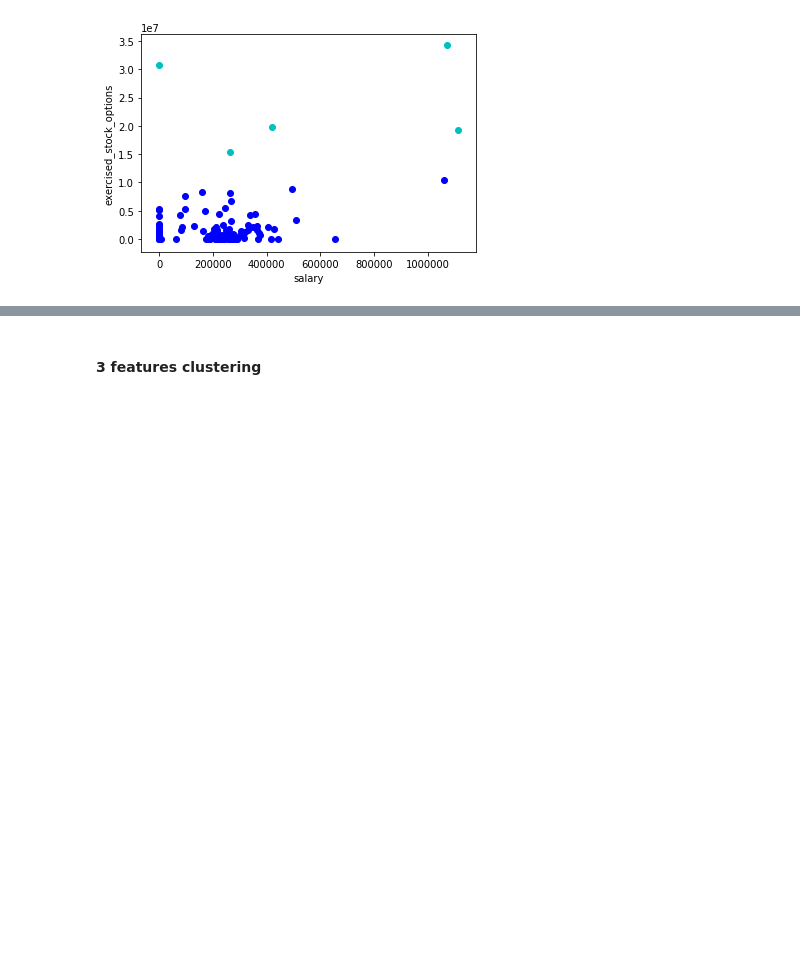
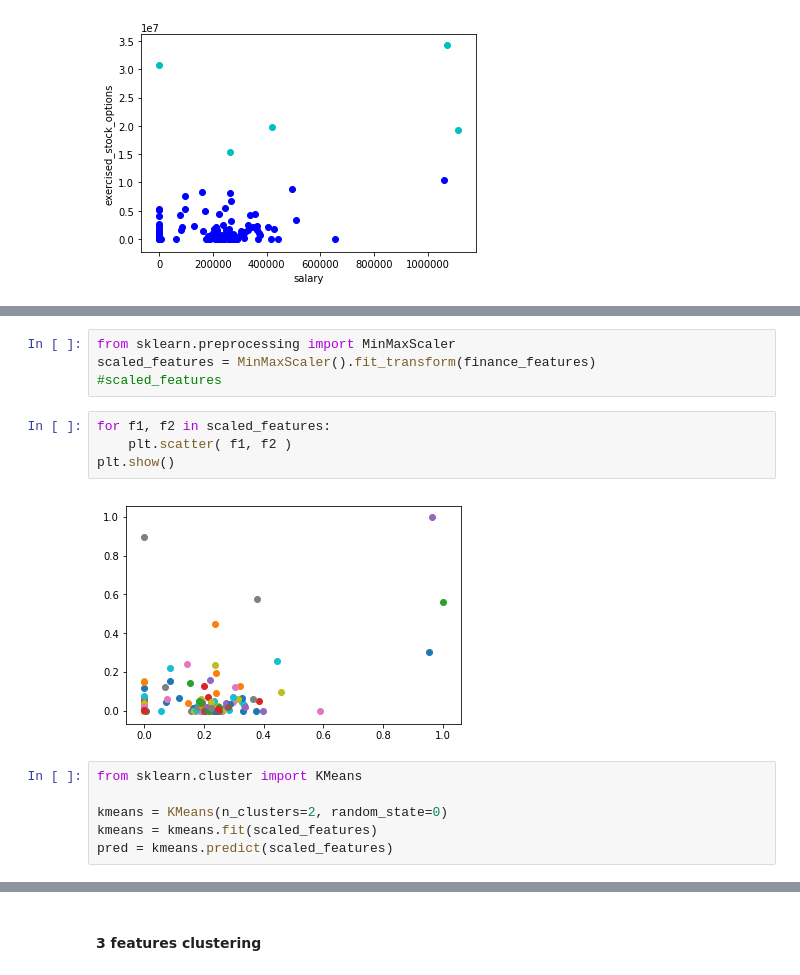
Before and after one commit to aicharya/ud120-projects, a Jupyter notebook: feature_scaling/k_means_cluster.ipynb, the cells around one changed output, grey strips where cells are left out. Saved outputs shown, nothing was run; the diff lists cells and outputs as text; blank space fills up the shorter version.

```diff
--- a/feature_scaling/k_means_cluster.ipynb
+++ b/feature_scaling/k_means_cluster.ipynb
@@ -123,0 +137,16 @@ except NameError:
+# %%
+from sklearn.preprocessing import MinMaxScaler
+scaled_features = MinMaxScaler().fit_transform(finance_features)
+#scaled_features
+# %%
+for f1, f2 in scaled_features:
+    plt.scatter( f1, f2 )
+plt.show()
+# %% [output]
+[figure, added]
+# %%
+from sklearn.cluster import KMeans
+
+kmeans = KMeans(n_clusters=2, random_state=0)
+kmeans = kmeans.fit(scaled_features)
+pred = kmeans.predict(scaled_features)
```
Also changed, not shown: parts of 8 cells of this notebook.
